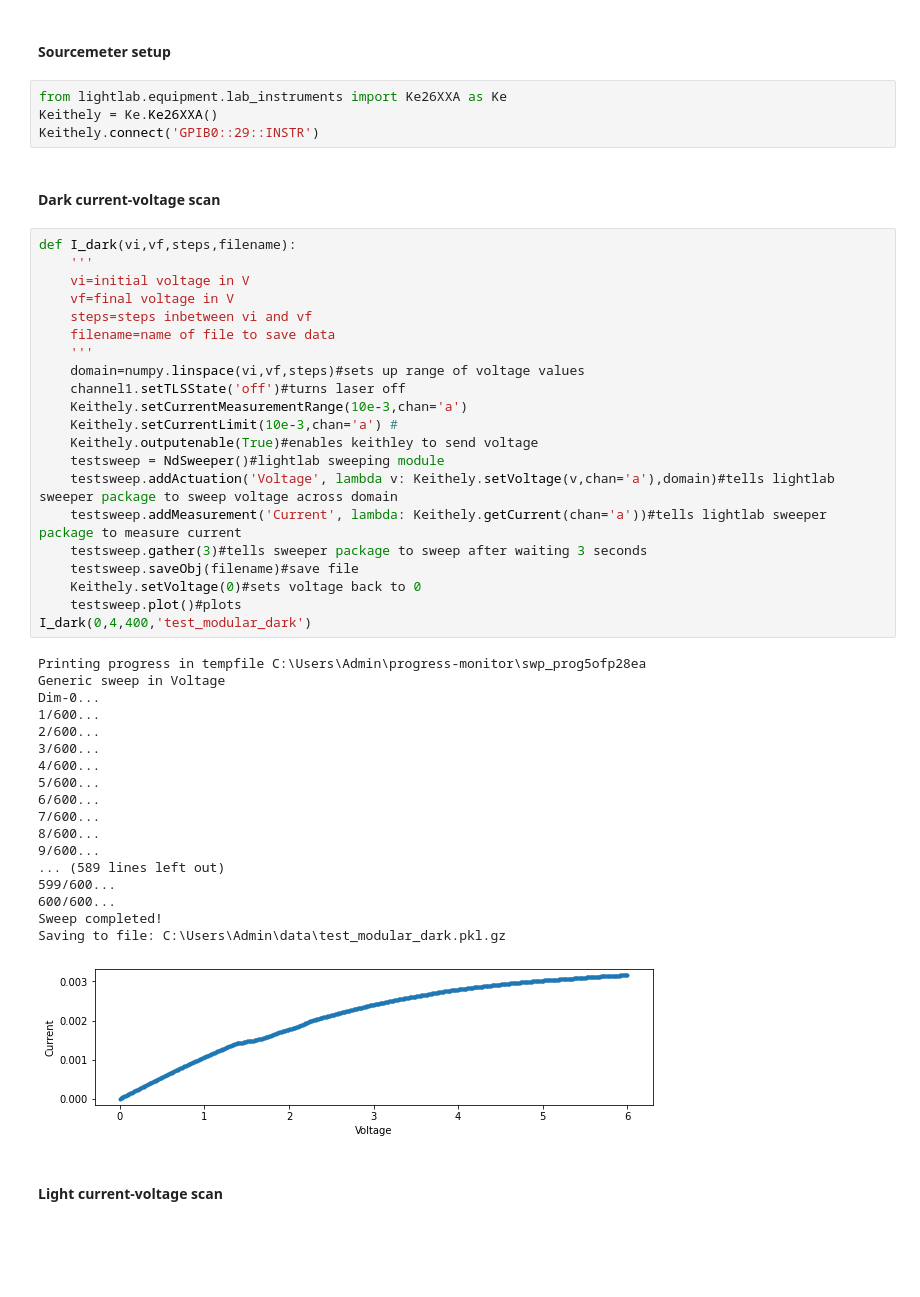
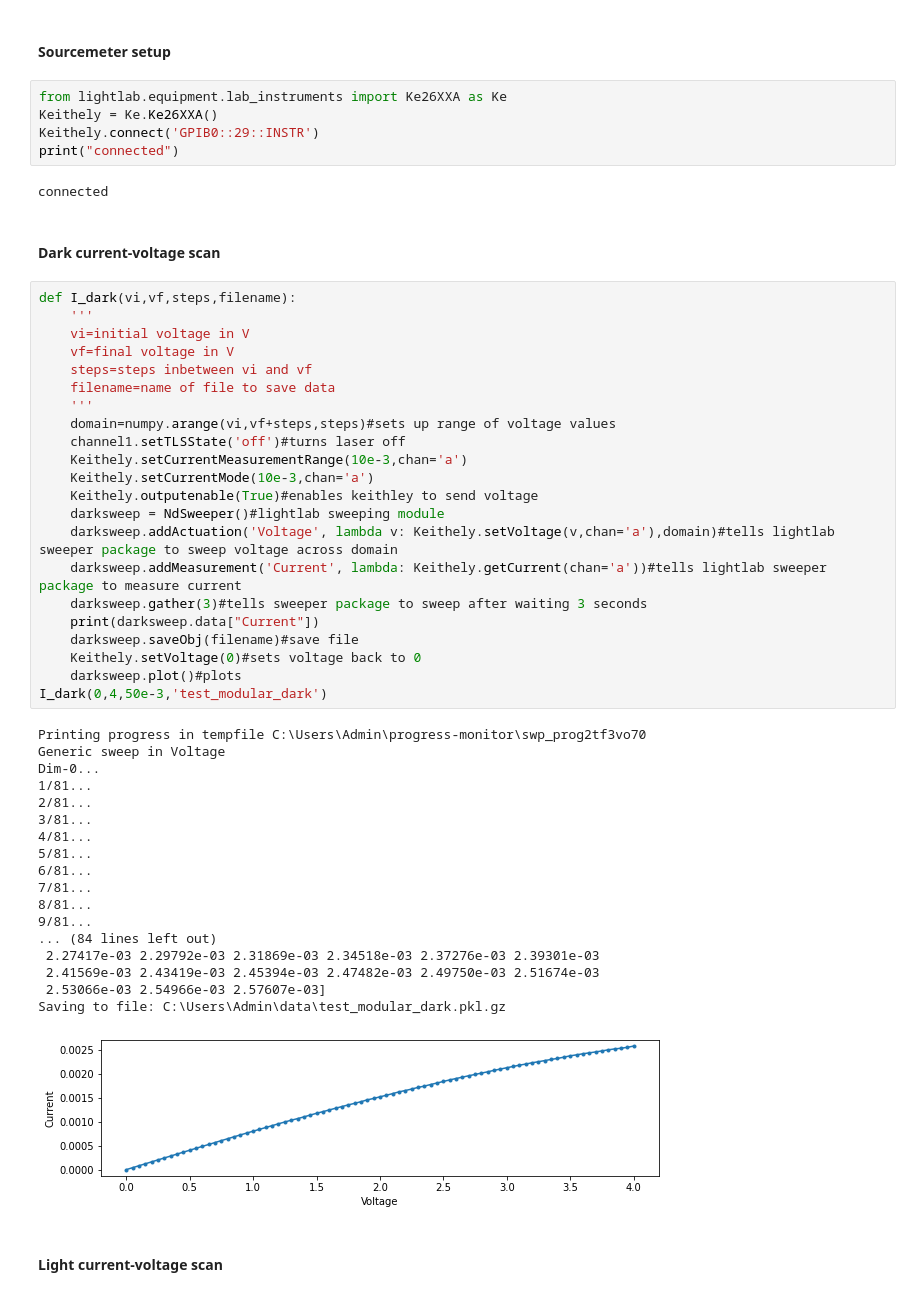
Before and after one commit to ColinParkyn/UBC_Lukas_Code, a Jupyter notebook: ColinP_Lightlab_Functions.ipynb, the cells around one changed output. Cells and saved outputs as stored; diff of their text form; blank space fills up the shorter version.

```diff
--- a/ColinP_Lightlab_Functions.ipynb
+++ b/ColinP_Lightlab_Functions.ipynb
@@ -32,48 +32,52 @@ HEWLETT-PACKARD,HP8164A,DE38700815,V5.25(72630)
 from lightlab.equipment.lab_instruments import Ke26XXA as Ke
 Keithely = Ke.Ke26XXA()
 Keithely.connect('GPIB0::29::INSTR')
+print("connected")
+# %% [output]
+connected
 # %% [markdown]
 #### Dark current-voltage scan
 # %%
 def I_dark(vi,vf,steps,filename):
     '''
     vi=initial voltage in V
     vf=final voltage in V
     steps=steps inbetween vi and vf
     filename=name of file to save data
     '''
-    domain=numpy.linspace(vi,vf,steps)#sets up range of voltage values
+    domain=numpy.arange(vi,vf+steps,steps)#sets up range of voltage values
     channel1.setTLSState('off')#turns laser off
     Keithely.setCurrentMeasurementRange(10e-3,chan='a')
-    Keithely.setCurrentLimit(10e-3,chan='a') #
+    Keithely.setCurrentMode(10e-3,chan='a')
     Keithely.outputenable(True)#enables keithley to send voltage
-    testsweep = NdSweeper()#lightlab sweeping module
-    testsweep.addActuation('Voltage', lambda v: Keithely.setVoltage(v,chan='a'),domain)#tells lightlab sweeper package to sweep voltage across domain
-    testsweep.addMeasurement('Current', lambda: Keithely.getCurrent(chan='a'))#tells lightlab sweeper package to measure current
-    testsweep.gather(3)#tells sweeper package to sweep after waiting 3 seconds
-    testsweep.saveObj(filename)#save file
+    darksweep = NdSweeper()#lightlab sweeping module
+    darksweep.addActuation('Voltage', lambda v: Keithely.setVoltage(v,chan='a'),domain)#tells lightlab sweeper package to sweep voltage across domain
+    darksweep.addMeasurement('Current', lambda: Keithely.getCurrent(chan='a'))#tells lightlab sweeper package to measure current
+    darksweep.gather(3)#tells sweeper package to sweep after waiting 3 seconds
+    print(darksweep.data["Current"])
+    darksweep.saveObj(filename)#save file
     Keithely.setVoltage(0)#sets voltage back to 0
-    testsweep.plot()#plots
-I_dark(0,4,400,'test_modular_dark')
+    darksweep.plot()#plots
+I_dark(0,4,50e-3,'test_modular_dark')
 # %% [output]
-Printing progress in tempfile C:\Users\Admin\progress-monitor\swp_prog5ofp28ea
+Printing progress in tempfile C:\Users\Admin\progress-monitor\swp_prog2tf3vo70
 Generic sweep in Voltage
 Dim-0...
-1/600...
-2/600...
-3/600...
-4/600...
-5/600...
-6/600...
-7/600...
-8/600...
-9/600...
-... (589 lines left out)
-599/600...
-600/600...
-Sweep completed!
+1/81...
+2/81...
+3/81...
+4/81...
+5/81...
+6/81...
+7/81...
+8/81...
+9/81...
+... (84 lines left out)
+ 2.27417e-03 2.29792e-03 2.31869e-03 2.34518e-03 2.37276e-03 2.39301e-03
+ 2.41569e-03 2.43419e-03 2.45394e-03 2.47482e-03 2.49750e-03 2.51674e-03
+ 2.53066e-03 2.54966e-03 2.57607e-03]
 Saving to file: C:\Users\Admin\data\test_modular_dark.pkl.gz
-[figure, old version]
+[figure, new version]
 # %% [markdown]
 #### Light current-voltage scan
 # %%
```
Also changed, not shown: parts of 5 cells of this notebook, 2 other files.
